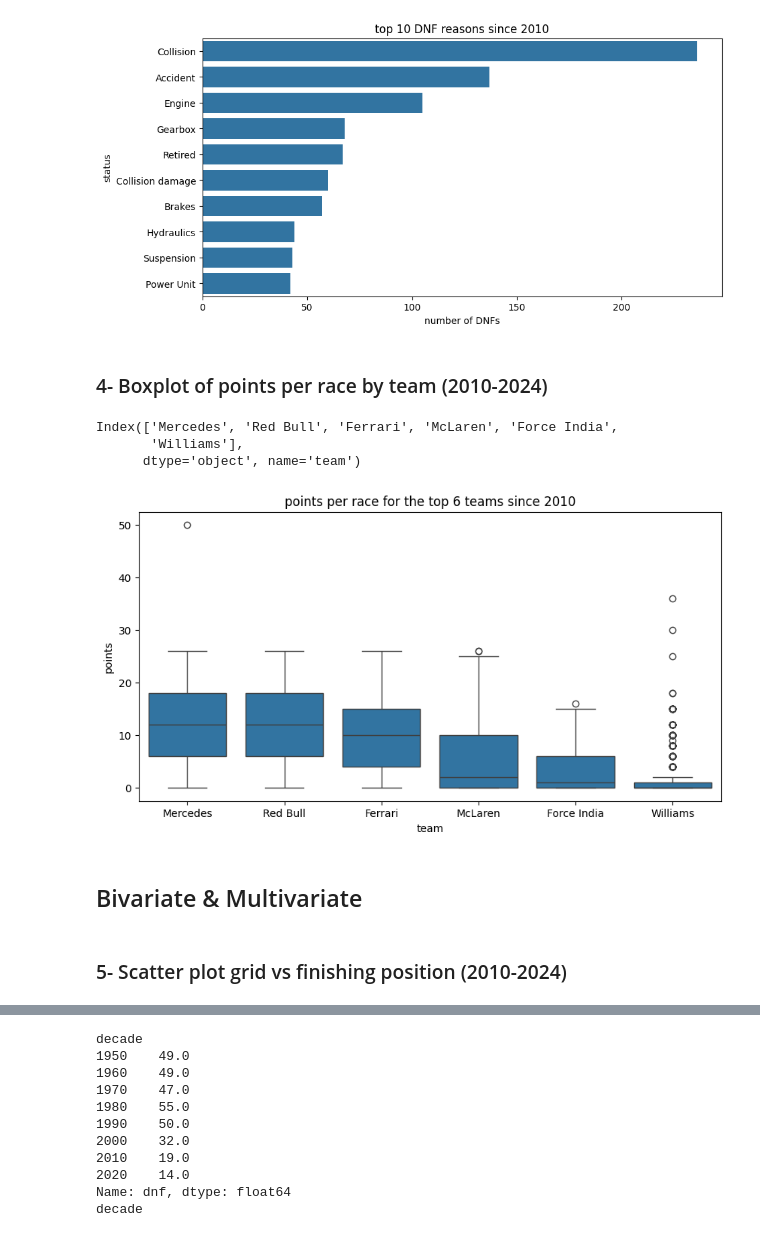
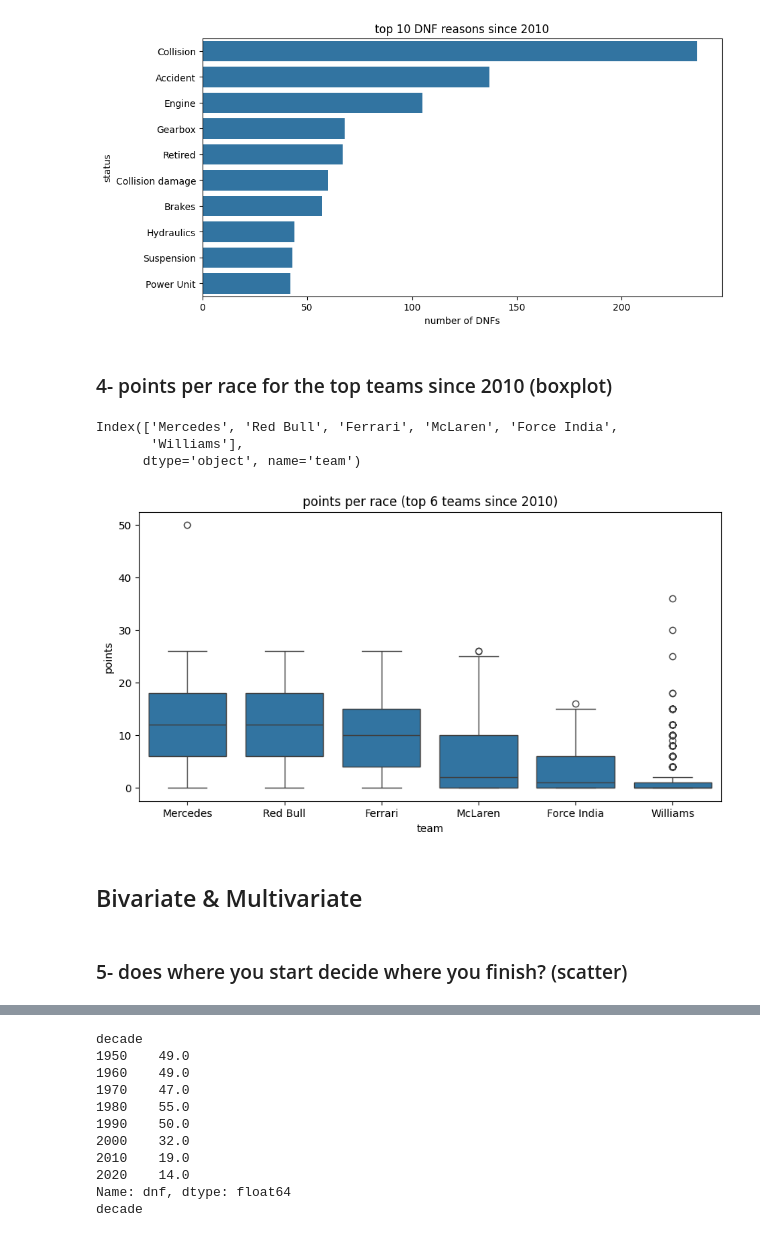
Before and after one commit to Majed-Codes/f1-eda-dashboard, a Jupyter notebook: notebook/f1_eda.ipynb, the cells around one changed output, grey strips where cells are left out. Drawn from its saved outputs; the diff is of its cells as text; code cells hidden in the pictures.

```diff
--- a/notebook/f1_eda.ipynb
+++ b/notebook/f1_eda.ipynb
@@ -460,27 +443,27 @@ plt.show()
 # %% [output]
 [figure]
 # %% [markdown]
-### 4- Boxplot of points per race by team (2010-2024)
+### 4- points per race for the top teams since 2010 (boxplot)
 # %%
 top_teams=modern.groupby('team')['points'].sum().sort_values(ascending=False).head(6).index
 print(top_teams)
 
 plt.figure(figsize=(10,5))
 sns.boxplot(x='team', y='points', data=modern[modern['team'].isin(top_teams)], order=top_teams)
-plt.title('points per race for the top 6 teams since 2010')
+plt.title('points per race (top 6 teams since 2010)')
 plt.show()
 # mercedes and red bull have the highest median (12 points)
 # force india and williams mostly get 0 or 1 point
-# the outlier at 50 is abu dhabi 2014 which had double points
+# the outlier at 50 is abu dhabi 2014, it had double points that year
 # %% [output]
 Index(['Mercedes', 'Red Bull', 'Ferrari', 'McLaren', 'Force India',
        'Williams'],
       dtype='object', name='team')
-[figure, old version]
+[figure, new version]
 # %% [markdown]
 ## Bivariate & Multivariate
 # %% [markdown]
-### 5- Scatter plot grid vs finishing position (2010-2024)
+### 5- does where you start decide where you finish? (scatter)
 # %%
 finishers=modern[(modern['finished']==True)&(modern['grid_clean'].notna())]
 
```
Also changed, not shown: parts of 48 cells of this notebook, 2 other files.
